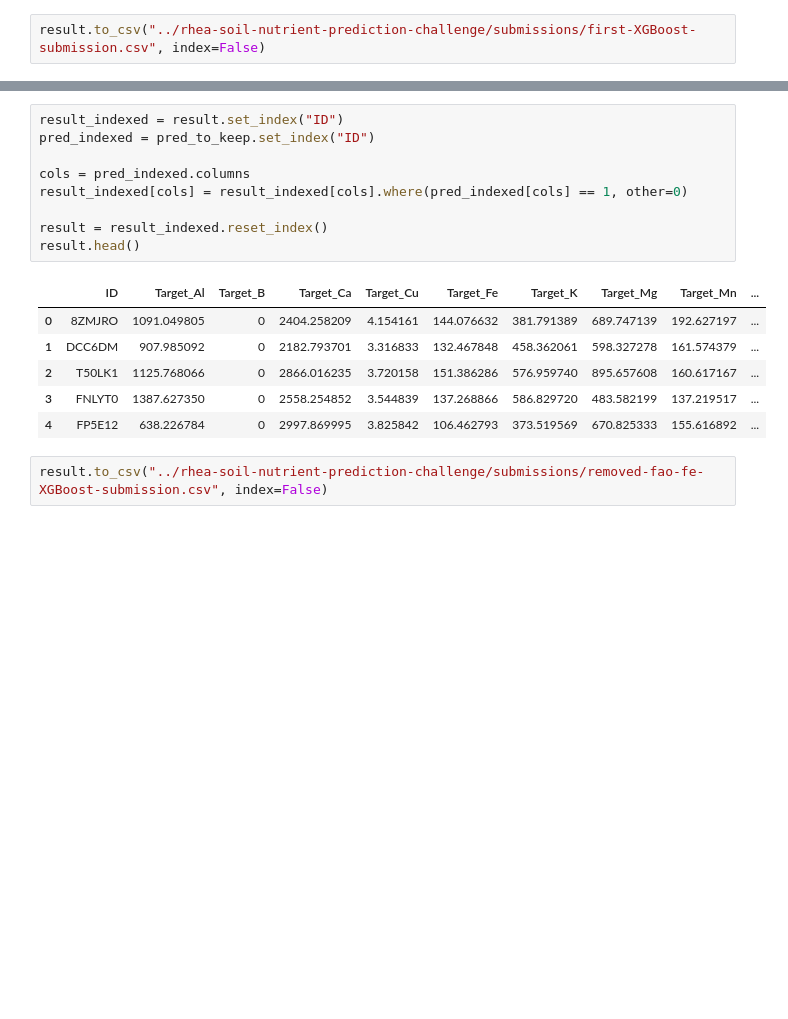
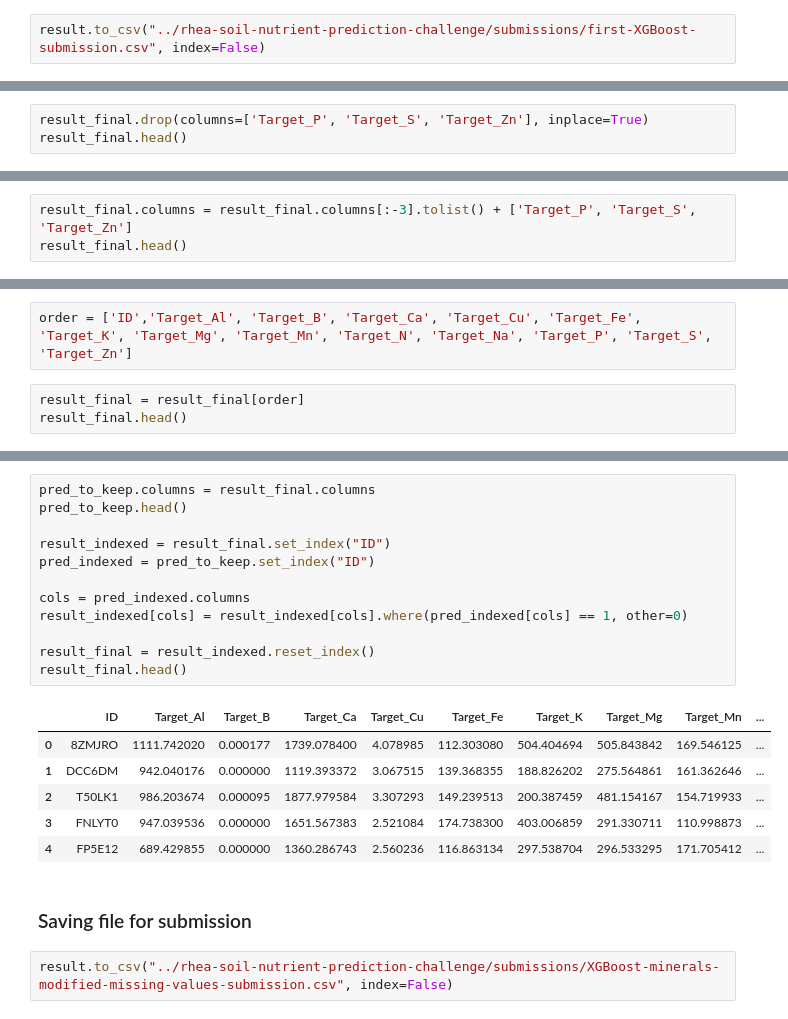
Before and after one commit to lucknera/projekt_interdyscyplinarny, a Jupyter notebook: models/olek-model.ipynb, the cells around one changed output, grey strips where cells are left out. Cells and saved outputs as stored; diff of their text form; blank space fills up the shorter version.

Commit message:
predicting elements with missing data score: 0.392427613

```diff
--- a/models/olek-model.ipynb
+++ b/models/olek-model.ipynb
@@ -861,0 +959,3 @@ result.head()
+# %%
+result_final.drop(columns=['Target_P', 'Target_S', 'Target_Zn'], inplace=True)
+result_final.head()
@@ -861,0 +969,3 @@ result.head()
+# %%
+result_final.columns = result_final.columns[:-3].tolist() + ['Target_P', 'Target_S', 'Target_Zn']
+result_final.head()
@@ -861,0 +979,5 @@ result.head()
+# %%
+order = ['ID','Target_Al', 'Target_B', 'Target_Ca', 'Target_Cu', 'Target_Fe', 'Target_K', 'Target_Mg', 'Target_Mn', 'Target_N', 'Target_Na', 'Target_P', 'Target_S', 'Target_Zn']
+# %%
+result_final = result_final[order]
+result_final.head()
@@ -862,18 +1000,23 @@ result.head()
 # %%
-result_indexed = result.set_index("ID")
+pred_to_keep.columns = result_final.columns
+pred_to_keep.head()
+
+result_indexed = result_final.set_index("ID")
 pred_indexed = pred_to_keep.set_index("ID")
 
 cols = pred_indexed.columns
 result_indexed[cols] = result_indexed[cols].where(pred_indexed[cols] == 1, other=0)
 
-result = result_indexed.reset_index()
-result.head()
+result_final = result_indexed.reset_index()
+result_final.head()
 # %% [output]
 |  | ID | Target_Al | Target_B | Target_Ca | Target_Cu | Target_Fe | Target_K | Target_Mg | Target_Mn | ... |
-| 0 | 8ZMJRO | 1091.049805 | 0 | 2404.258209 | 4.154161 | 144.076632 | 381.791389 | 689.747139 | 192.627197 | ... |
-| 1 | DCC6DM | 907.985092 | 0 | 2182.793701 | 3.316833 | 132.467848 | 458.362061 | 598.327278 | 161.574379 | ... |
-| 2 | T50LK1 | 1125.768066 | 0 | 2866.016235 | 3.720158 | 151.386286 | 576.959740 | 895.657608 | 160.617167 | ... |
-| 3 | FNLYT0 | 1387.627350 | 0 | 2558.254852 | 3.544839 | 137.268866 | 586.829720 | 483.582199 | 137.219517 | ... |
-| 4 | FP5E12 | 638.226784 | 0 | 2997.869995 | 3.825842 | 106.462793 | 373.519569 | 670.825333 | 155.616892 | ... |
+| 0 | 8ZMJRO | 1111.742020 | 0.000177 | 1739.078400 | 4.078985 | 112.303080 | 504.404694 | 505.843842 | 169.546125 | ... |
+| 1 | DCC6DM | 942.040176 | 0.000000 | 1119.393372 | 3.067515 | 139.368355 | 188.826202 | 275.564861 | 161.362646 | ... |
+| 2 | T50LK1 | 986.203674 | 0.000095 | 1877.979584 | 3.307293 | 149.239513 | 200.387459 | 481.154167 | 154.719933 | ... |
+| 3 | FNLYT0 | 947.039536 | 0.000000 | 1651.567383 | 2.521084 | 174.738300 | 403.006859 | 291.330711 | 110.998873 | ... |
+| 4 | FP5E12 | 689.429855 | 0.000000 | 1360.286743 | 2.560236 | 116.863134 | 297.538704 | 296.533295 | 171.705412 | ... |
+# %% [markdown]
+### Saving file for submission
 # %%
-result.to_csv("../rhea-soil-nutrient-prediction-challenge/submissions/removed-fao-fe-XGBoost-submission.csv", index=False)
+result.to_csv("../rhea-soil-nutrient-prediction-challenge/submissions/XGBoost-minerals-modified-missing-values-submission.csv", index=False)
```
Also changed, not shown: parts of 44 cells of this notebook, 1 other file.
